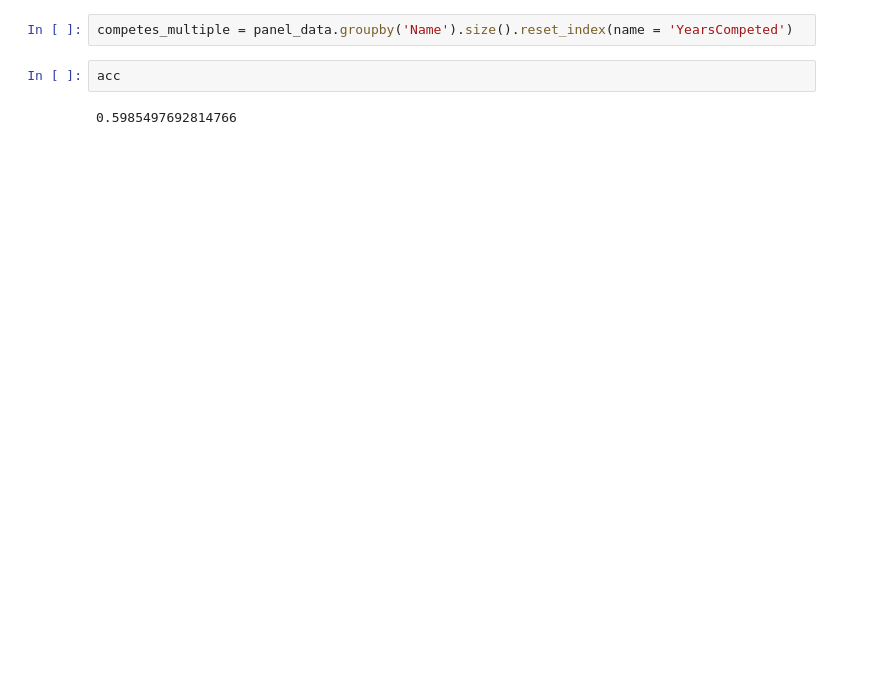
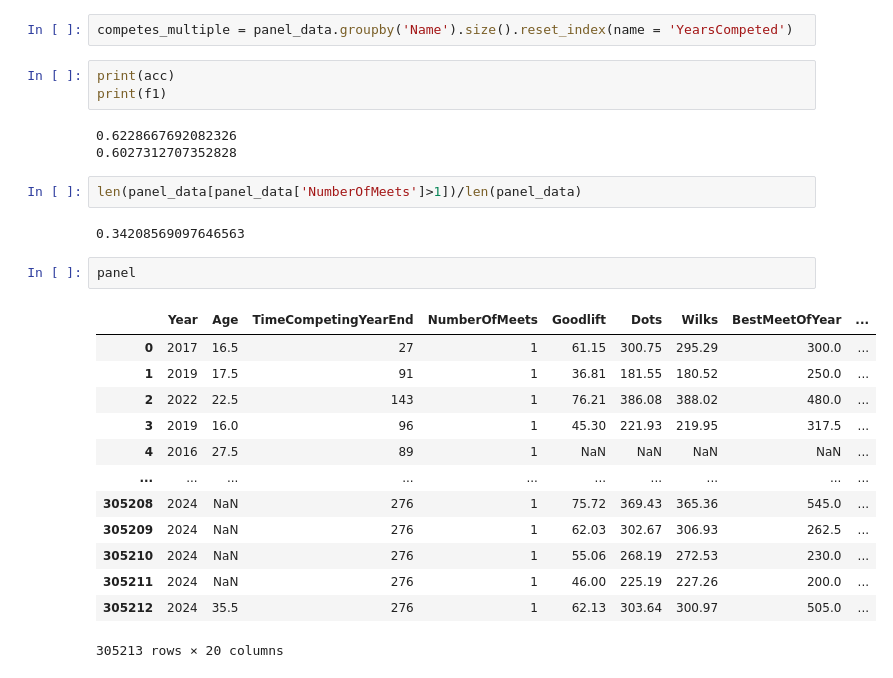
Before and after one commit to bnparris/powerlifting_analysis, a Jupyter notebook: notebooks/train_test.ipynb, the cells around one changed output. Drawn from its saved outputs; the diff is of its cells as text; blank space fills up the shorter version.

```diff
--- a/notebooks/train_test.ipynb
+++ b/notebooks/train_test.ipynb
@@ -70,7 +70,29 @@ panel_data.groupby('CompetesNextYear').size().reset_index(name = 'Number')
 # %%
 competes_multiple = panel_data.groupby('Name').size().reset_index(name = 'YearsCompeted')
 # %%
-acc
+print(acc)
+print(f1)
 # %% [output]
-0.5985497692814766
+0.6228667692082326
+0.6027312707352828
+# %%
+len(panel_data[panel_data['NumberOfMeets']>1])/len(panel_data)
+# %% [output]
+0.34208569097646563
+# %%
+panel
+# %% [output]
+|  | Year | Age | TimeCompetingYearEnd | NumberOfMeets | Goodlift | Dots | Wilks | BestMeetOfYear | ... |
+| 0 | 2017 | 16.5 | 27 | 1 | 61.15 | 300.75 | 295.29 | 300.0 | ... |
+| 1 | 2019 | 17.5 | 91 | 1 | 36.81 | 181.55 | 180.52 | 250.0 | ... |
+| 2 | 2022 | 22.5 | 143 | 1 | 76.21 | 386.08 | 388.02 | 480.0 | ... |
+| 3 | 2019 | 16.0 | 96 | 1 | 45.30 | 221.93 | 219.95 | 317.5 | ... |
+| 4 | 2016 | 27.5 | 89 | 1 | NaN | NaN | NaN | NaN | ... |
+| ... | ... | ... | ... | ... | ... | ... | ... | ... | ... |
+| 305208 | 2024 | NaN | 276 | 1 | 75.72 | 369.43 | 365.36 | 545.0 | ... |
+| 305209 | 2024 | NaN | 276 | 1 | 62.03 | 302.67 | 306.93 | 262.5 | ... |
+| 305210 | 2024 | NaN | 276 | 1 | 55.06 | 268.19 | 272.53 | 230.0 | ... |
+| 305211 | 2024 | NaN | 276 | 1 | 46.00 | 225.19 | 227.26 | 200.0 | ... |
+| 305212 | 2024 | 35.5 | 276 | 1 | 62.13 | 303.64 | 300.97 | 505.0 | ... |
+305213 rows × 20 columns
 # %%
```
Also changed, not shown: parts of 3 cells of this notebook, 3 other files.
